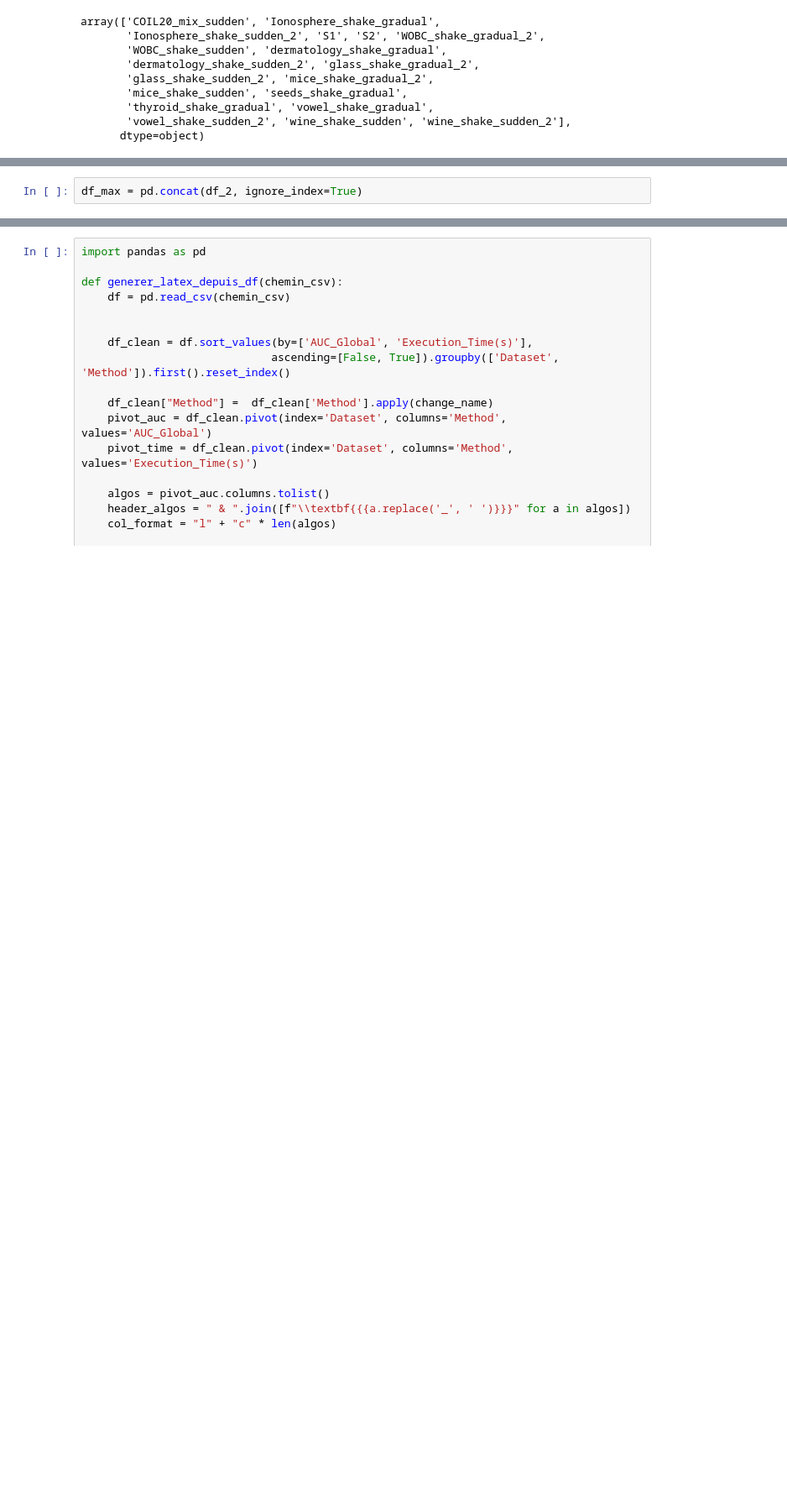
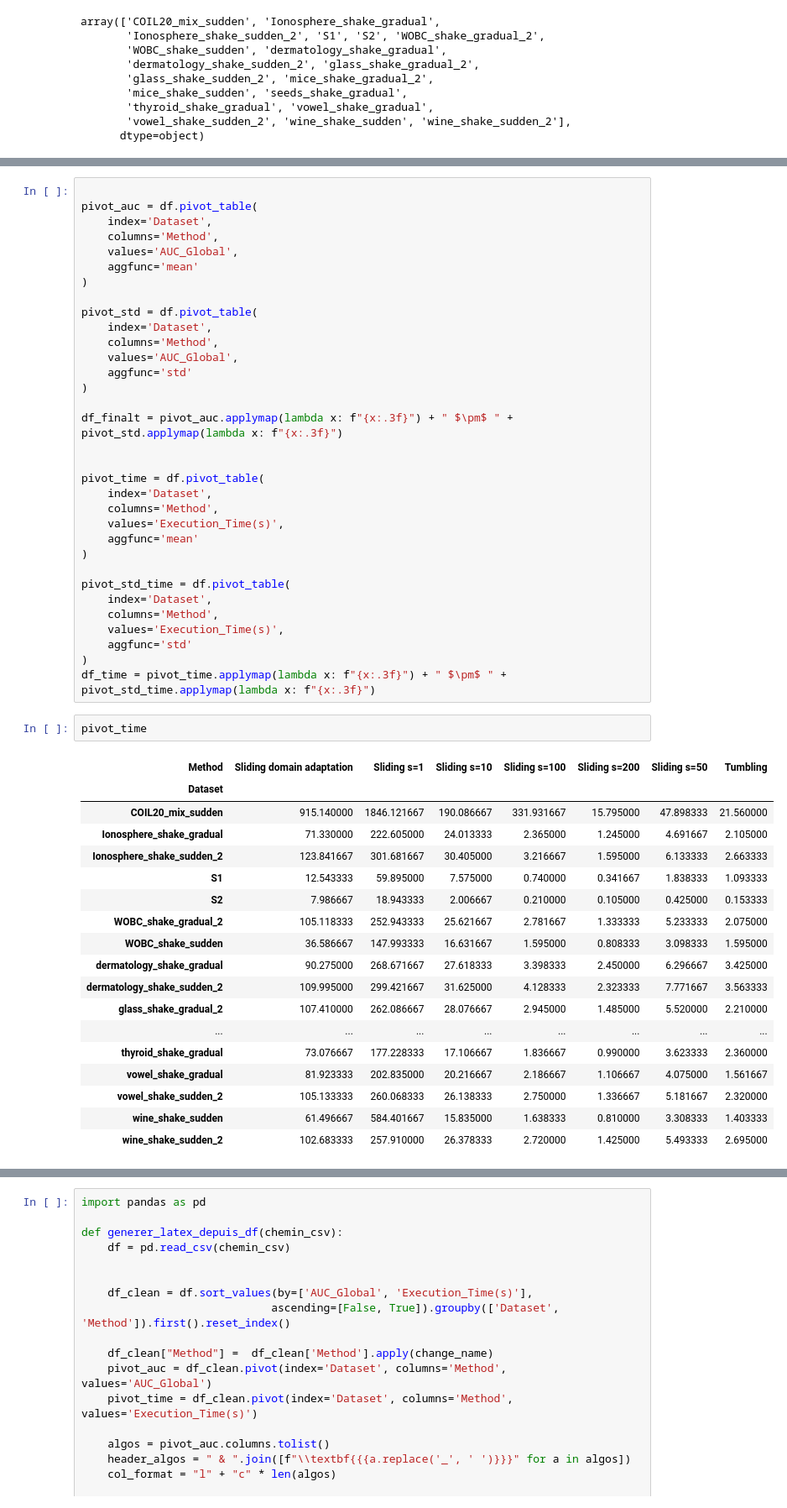
Before and after one commit to Trust26h/Online-domain-adaptation-for-data-stream-anomaly-detection, a Jupyter notebook: notebook/analyse.ipynb, the cells around one changed output, grey strips where cells are left out. Shown at 84% size. Saved outputs shown, nothing was run; the diff lists cells and outputs as text; blank space fills up the shorter version.

```diff
--- a/notebook/analyse.ipynb
+++ b/notebook/analyse.ipynb
@@ -174,2 +101,54 @@ TypeError: Could not convert string 'TumblingTumblingTumblingTumblingTumblingTum
-# %%
-df_max = pd.concat(df_2, ignore_index=True)
+# %%
+
+pivot_auc = df.pivot_table(
+    index='Dataset',
+    columns='Method',
+    values='AUC_Global',
+    aggfunc='mean'
+)
+
+pivot_std = df.pivot_table(
+    index='Dataset',
+    columns='Method',
+    values='AUC_Global',
+    aggfunc='std'
+)
+
+df_finalt = pivot_auc.applymap(lambda x: f"{x:.3f}") + " $\pm$ " + pivot_std.applymap(lambda x: f"{x:.3f}")
+
+
+pivot_time = df.pivot_table(
+    index='Dataset',
+    columns='Method',
+    values='Execution_Time(s)',
+    aggfunc='mean'
+)
+
+pivot_std_time = df.pivot_table(
+    index='Dataset',
+    columns='Method',
+    values='Execution_Time(s)',
+    aggfunc='std'
+)
+df_time = pivot_time.applymap(lambda x: f"{x:.3f}") + " $\pm$ " + pivot_std_time.applymap(lambda x: f"{x:.3f}")
+# %%
+pivot_time
+# %% [output]
+| Method | Sliding domain adaptation | Sliding s=1 | Sliding s=10 | Sliding s=100 | Sliding s=200 | Sliding s=50 | Tumbling |
+| Dataset |  |  |  |  |  |  |  |
+| COIL20_mix_sudden | 915.140000 | 1846.121667 | 190.086667 | 331.931667 | 15.795000 | 47.898333 | 21.560000 |
+| Ionosphere_shake_gradual | 71.330000 | 222.605000 | 24.013333 | 2.365000 | 1.245000 | 4.691667 | 2.105000 |
+| Ionosphere_shake_sudden_2 | 123.841667 | 301.681667 | 30.405000 | 3.216667 | 1.595000 | 6.133333 | 2.663333 |
+| S1 | 12.543333 | 59.895000 | 7.575000 | 0.740000 | 0.341667 | 1.838333 | 1.093333 |
+| S2 | 7.986667 | 18.943333 | 2.006667 | 0.210000 | 0.105000 | 0.425000 | 0.153333 |
+| WOBC_shake_gradual_2 | 105.118333 | 252.943333 | 25.621667 | 2.781667 | 1.333333 | 5.233333 | 2.075000 |
+| WOBC_shake_sudden | 36.586667 | 147.993333 | 16.631667 | 1.595000 | 0.808333 | 3.098333 | 1.595000 |
+| dermatology_shake_gradual | 90.275000 | 268.671667 | 27.618333 | 3.398333 | 2.450000 | 6.296667 | 3.425000 |
+| dermatology_shake_sudden_2 | 109.995000 | 299.421667 | 31.625000 | 4.128333 | 2.323333 | 7.771667 | 3.563333 |
+| glass_shake_gradual_2 | 107.410000 | 262.086667 | 28.076667 | 2.945000 | 1.485000 | 5.520000 | 2.210000 |
+| ... | ... | ... | ... | ... | ... | ... | ... |
+| thyroid_shake_gradual | 73.076667 | 177.228333 | 17.106667 | 1.836667 | 0.990000 | 3.623333 | 2.360000 |
+| vowel_shake_gradual | 81.923333 | 202.835000 | 20.216667 | 2.186667 | 1.106667 | 4.075000 | 1.561667 |
+| vowel_shake_sudden_2 | 105.133333 | 260.068333 | 26.138333 | 2.750000 | 1.336667 | 5.181667 | 2.320000 |
+| wine_shake_sudden | 61.496667 | 584.401667 | 15.835000 | 1.638333 | 0.810000 | 3.308333 | 1.403333 |
+| wine_shake_sudden_2 | 102.683333 | 257.910000 | 26.378333 | 2.720000 | 1.425000 | 5.493333 | 2.695000 |
```
Also changed, not shown: parts of 29 cells of this notebook, 1 other file.
